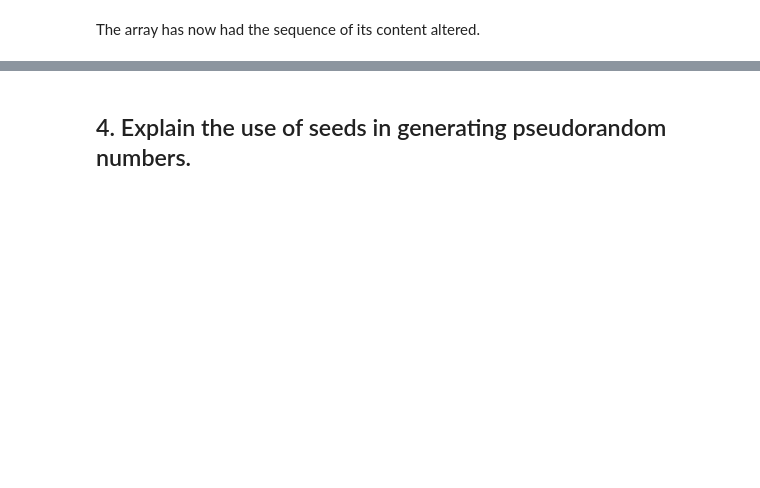
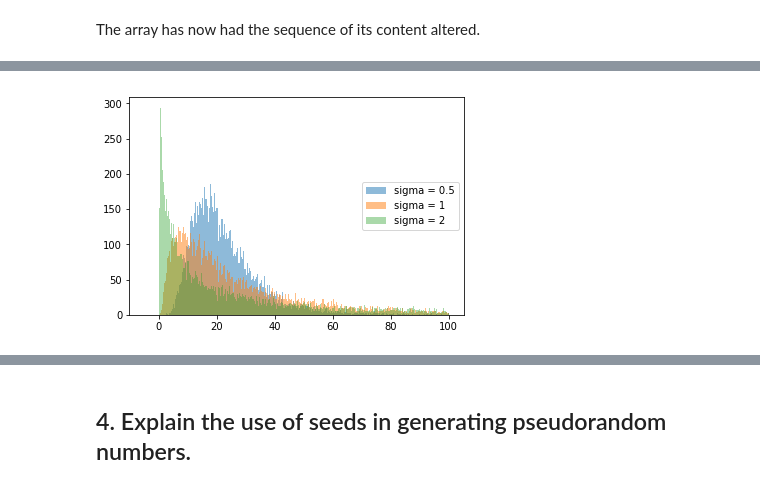
Before and after one commit to MKelly1303/GMIT_52465_Prog_Assignment1, a Jupyter notebook: 52465-Assignment_1_Mark_Kelly.ipynb, the cells around one changed output, grey strips where cells are left out. Saved outputs shown, nothing was run; the diff lists cells and outputs as text; code cells hidden in the pictures; blank space fills up the shorter version.

```diff
--- a/52465-Assignment_1_Mark_Kelly.ipynb
+++ b/52465-Assignment_1_Mark_Kelly.ipynb
@@ -125,0 +154,14 @@ This is probably one of the most important distributions.
+# %%
+ln1 = np.random.lognormal(3,0.5,10000)
+ln2 = np.random.lognormal(3,1,10000)
+ln3 = np.random.lognormal(3,2,10000)
+# %%
+bins3 = np.linspace(-5, 100, 300)
+plt.hist(ln1, bins3, alpha=0.5, label='sigma = 0.5')
+plt.hist(ln2, bins3, alpha=0.5, label='sigma = 1')
+plt.hist(ln3, bins3, alpha=0.4, label='sigma = 2')
+plt.axis('tight')
+plt.legend(loc='right')
+plt.show()
+# %% [output]
+[figure, added]
```
Also changed, not shown: parts of 18 cells of this notebook.
